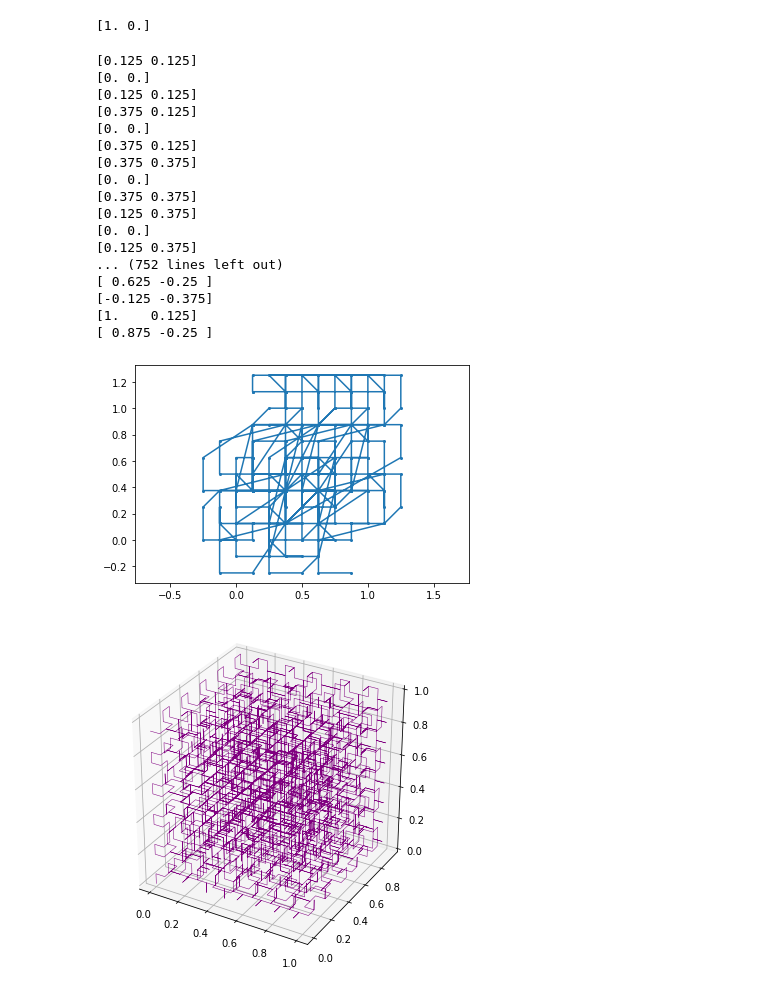
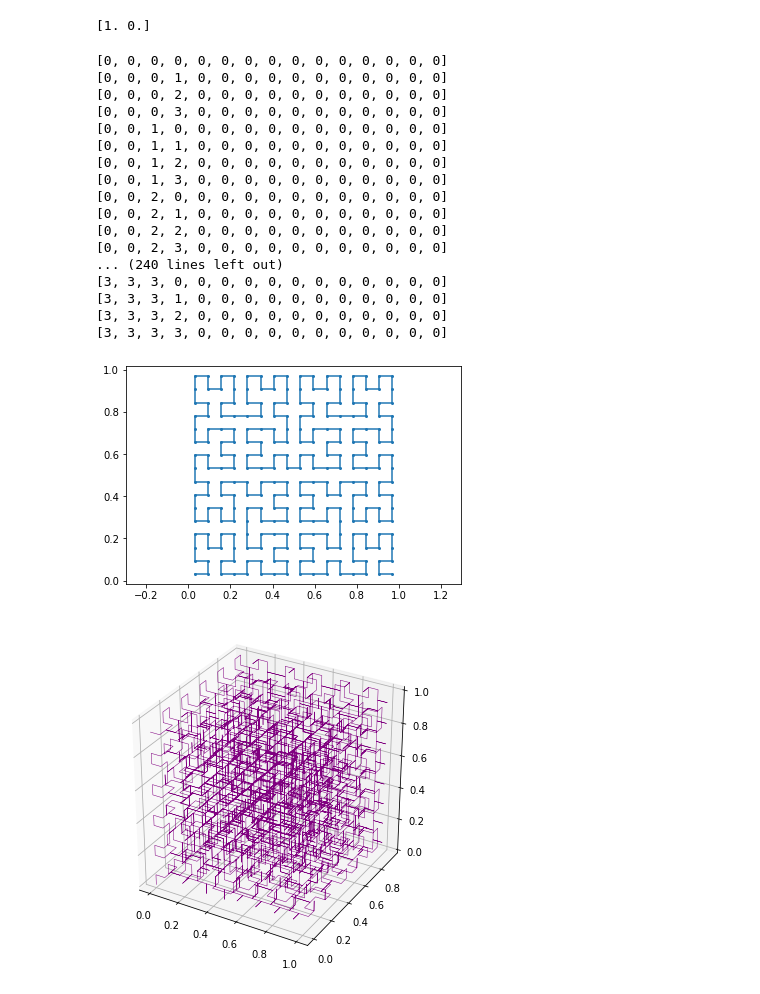
Before and after one commit to NIE0087/BP---prostor-vyplnujici-krivky, a Jupyter notebook: example.ipynb, the cells around one changed output. Saved outputs shown, nothing was run; the diff lists cells and outputs as text; code cells hidden in the pictures.

Commit message:
mainstream hilber curve fixed

```diff
--- a/example.ipynb
+++ b/example.ipynb
@@ -112,27 +112,27 @@ Bod na aproximačním polygonu: [0.1875 0.4   ]
 [figure]
 [1. 0.]
 # %%
-h2d = Hilbert2D(10)
-h2d.plot_nicer_hilbert_polygon(4)
+h2da = Hilbert2D(15)
+h2da.plot_nicer_hilbert_polygon(4)
 # %% [output]
-[0.125 0.125]
-[0. 0.]
-[0.125 0.125]
-[0.375 0.125]
-[0. 0.]
-[0.375 0.125]
-[0.375 0.375]
-[0. 0.]
-[0.375 0.375]
-[0.125 0.375]
-[0. 0.]
-[0.125 0.375]
-... (752 lines left out)
-[ 0.625 -0.25 ]
-[-0.125 -0.375]
-[1.    0.125]
-[ 0.875 -0.25 ]
+[0, 0, 0, 0, 0, 0, 0, 0, 0, 0, 0, 0, 0, 0, 0]
+[0, 0, 0, 1, 0, 0, 0, 0, 0, 0, 0, 0, 0, 0, 0]
+[0, 0, 0, 2, 0, 0, 0, 0, 0, 0, 0, 0, 0, 0, 0]
+[0, 0, 0, 3, 0, 0, 0, 0, 0, 0, 0, 0, 0, 0, 0]
+[0, 0, 1, 0, 0, 0, 0, 0, 0, 0, 0, 0, 0, 0, 0]
+[0, 0, 1, 1, 0, 0, 0, 0, 0, 0, 0, 0, 0, 0, 0]
+[0, 0, 1, 2, 0, 0, 0, 0, 0, 0, 0, 0, 0, 0, 0]
+[0, 0, 1, 3, 0, 0, 0, 0, 0, 0, 0, 0, 0, 0, 0]
+[0, 0, 2, 0, 0, 0, 0, 0, 0, 0, 0, 0, 0, 0, 0]
+[0, 0, 2, 1, 0, 0, 0, 0, 0, 0, 0, 0, 0, 0, 0]
+[0, 0, 2, 2, 0, 0, 0, 0, 0, 0, 0, 0, 0, 0, 0]
+[0, 0, 2, 3, 0, 0, 0, 0, 0, 0, 0, 0, 0, 0, 0]
+... (240 lines left out)
+[3, 3, 3, 0, 0, 0, 0, 0, 0, 0, 0, 0, 0, 0, 0]
+[3, 3, 3, 1, 0, 0, 0, 0, 0, 0, 0, 0, 0, 0, 0]
+[3, 3, 3, 2, 0, 0, 0, 0, 0, 0, 0, 0, 0, 0, 0]
+[3, 3, 3, 3, 0, 0, 0, 0, 0, 0, 0, 0, 0, 0, 0]
-[figure, old version]
+[figure, new version]
 # %%
 hilbert = Hilbert3D(10)
 hilbert.plot_hilbert_curve(4)
```
Also changed, not shown: 1 other file.
